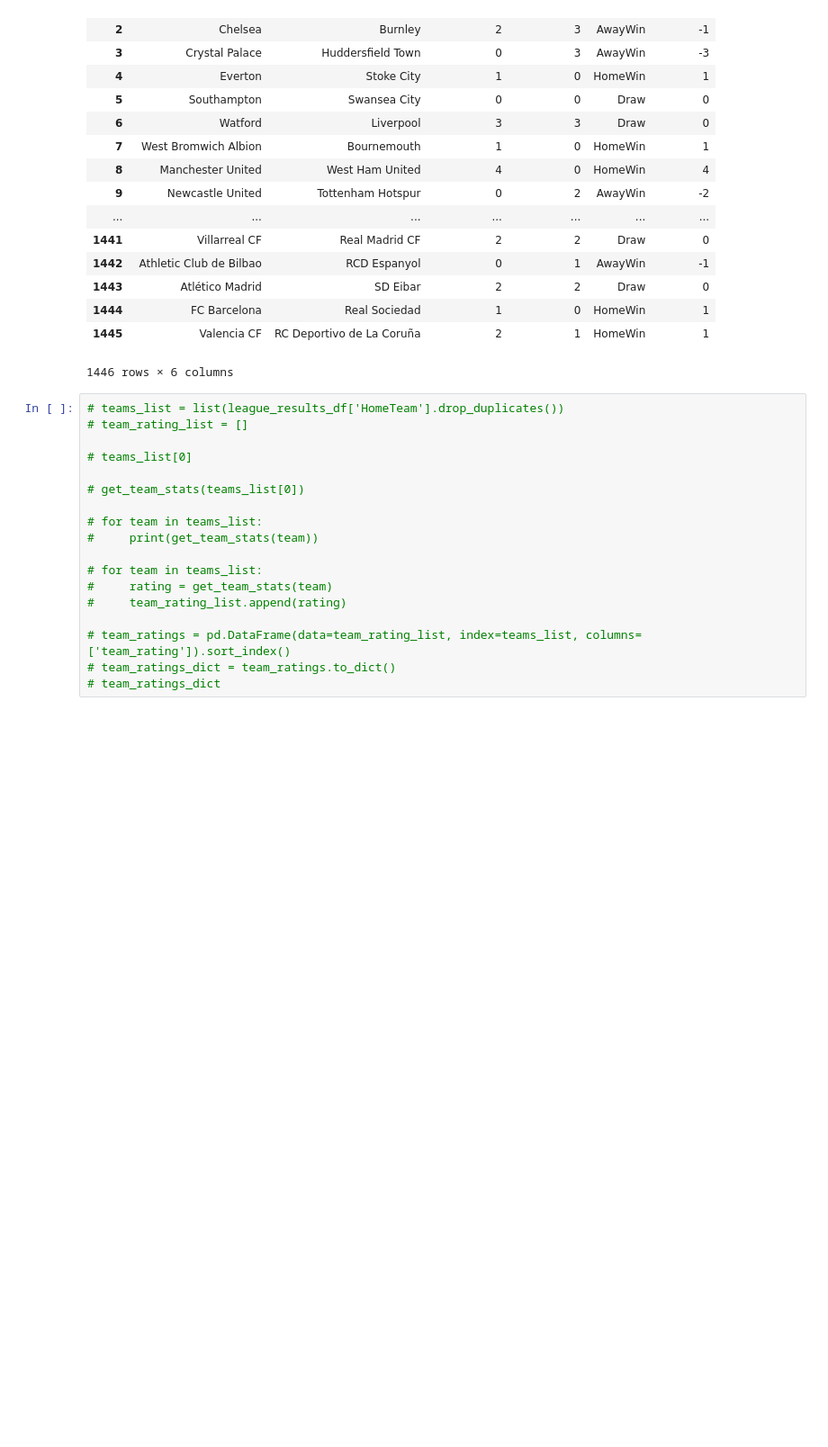
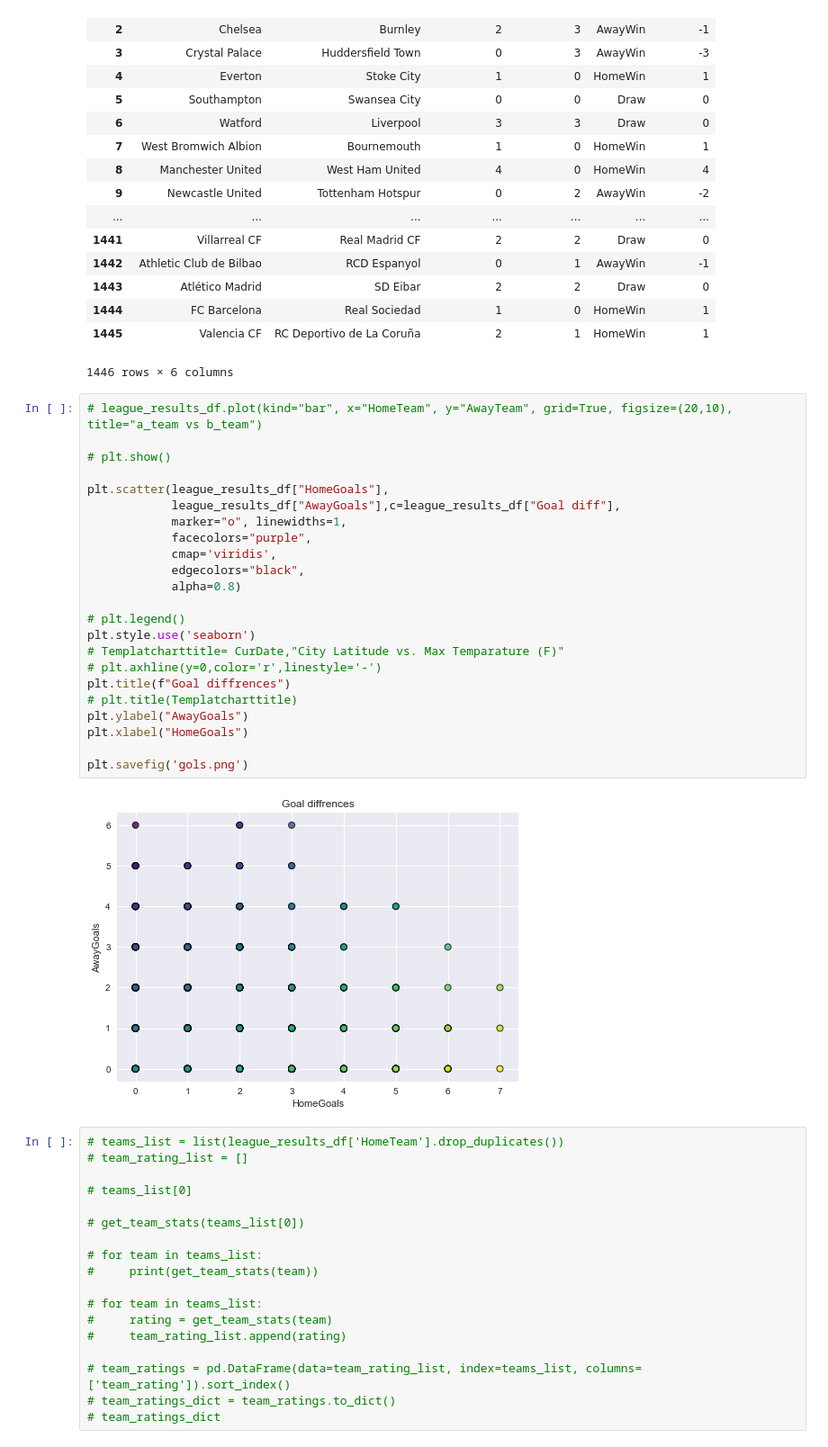
Before and after one commit to MikeStrenk/Modeling-the-World-Cup-2018, a Jupyter notebook: match-simulator-code-notebook.ipynb, the cells around one changed output. Shown: that part at 90% size. Drawn from its saved outputs; the diff is of its cells as text; blank space fills up the shorter version.

```diff
--- a/match-simulator-code-notebook.ipynb
+++ b/match-simulator-code-notebook.ipynb
@@ -402,6 +402,31 @@ league_results_df
 | 1444 | FC Barcelona | Real Sociedad | 1 | 0 | HomeWin | 1 |
 | 1445 | Valencia CF | RC Deportivo de La Coruña | 2 | 1 | HomeWin | 1 |
 1446 rows × 6 columns
+# %%
+# league_results_df.plot(kind="bar", x="HomeTeam", y="AwayTeam", grid=True, figsize=(20,10), title="a_team vs b_team")
+
+# plt.show()
+
+plt.scatter(league_results_df["HomeGoals"],
+            league_results_df["AwayGoals"],c=league_results_df["Goal diff"],
+            marker="o", linewidths=1,
+            facecolors="purple",
+            cmap='viridis',
+            edgecolors="black",
+            alpha=0.8)
+
+# plt.legend()
+plt.style.use('seaborn')
+# Templatcharttitle= CurDate,"City Latitude vs. Max Temparature (F)"
+# plt.axhline(y=0,color='r',linestyle='-')
+plt.title(f"Goal diffrences")
+# plt.title(Templatcharttitle)
+plt.ylabel("AwayGoals")
+plt.xlabel("HomeGoals")
+
+plt.savefig('gols.png')
+# %% [output]
+[figure, added]
 # %%
 # teams_list = list(league_results_df['HomeTeam'].drop_duplicates())
 # team_rating_list = []
```
Also changed, not shown: parts of 6 cells of this notebook, 10 other files.
